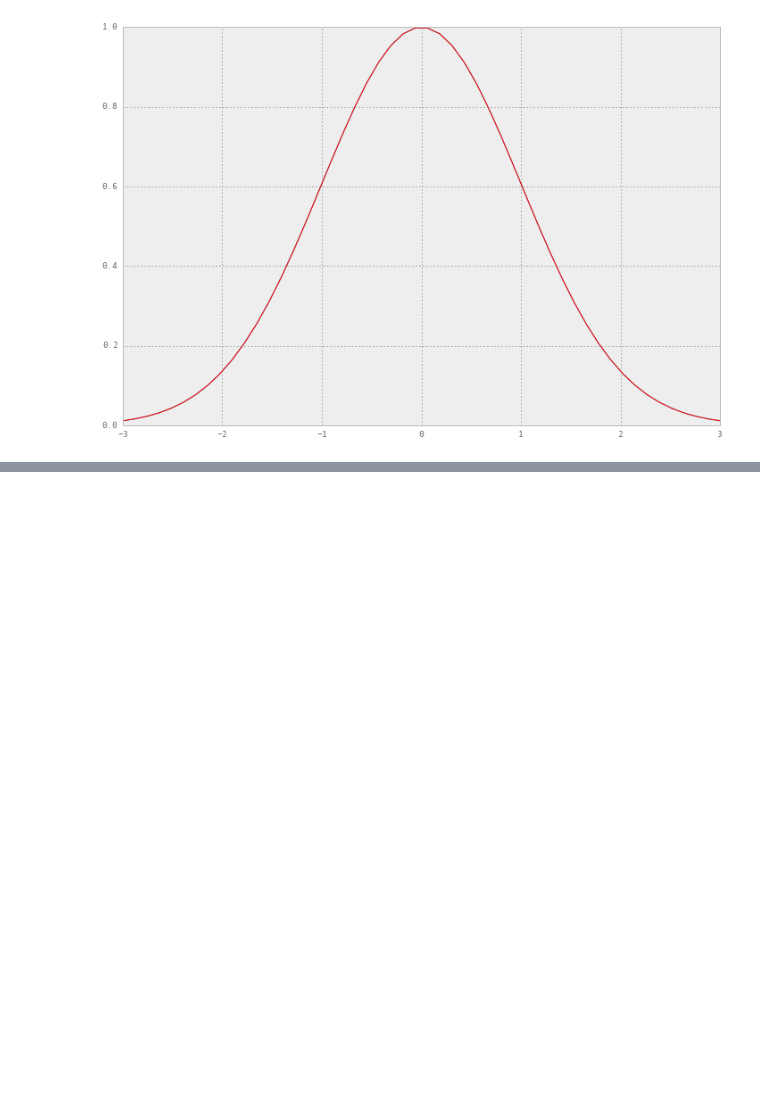
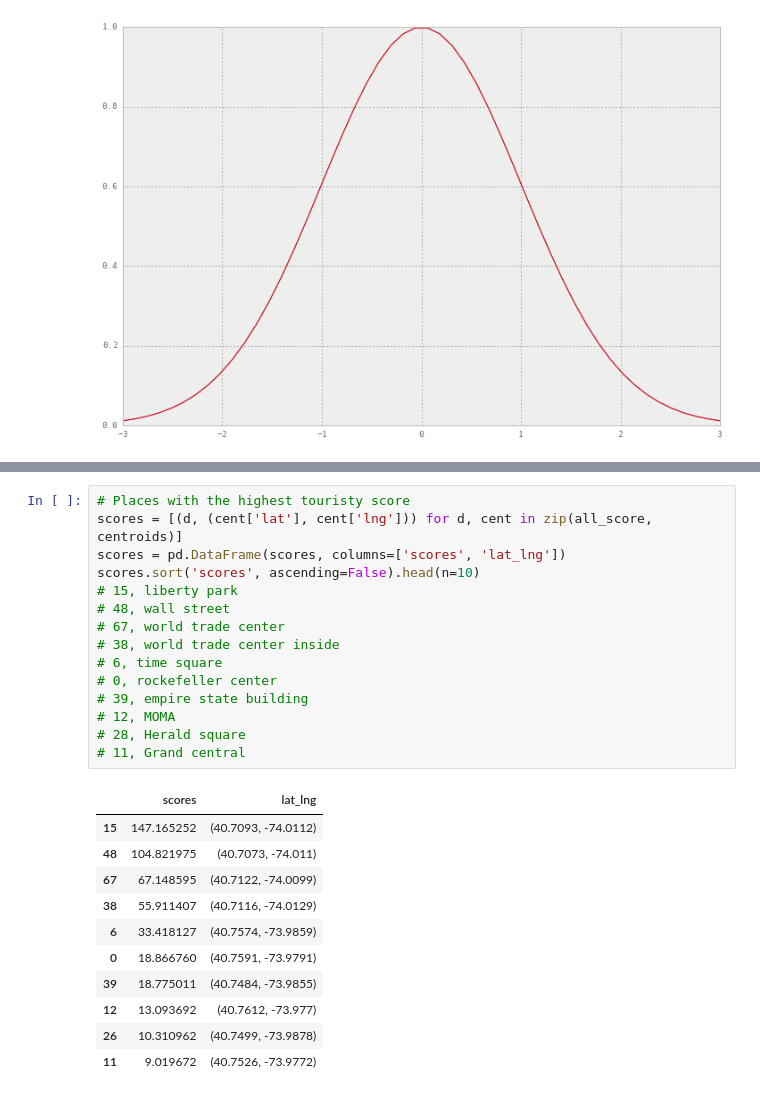
Before and after one commit to helenaxwang/AveNeue, a Jupyter notebook: analyze_flickr.py.ipynb, the cells around one changed output, grey strips where cells are left out. Drawn from its saved outputs; the diff is of its cells as text; blank space fills up the shorter version.

```diff
--- a/analyze_flickr.py.ipynb
+++ b/analyze_flickr.py.ipynb
@@ -418,0 +569,27 @@ ZeroDivisionError: float division by zero
+# %%
+# Places with the highest touristy score
+scores = [(d, (cent['lat'], cent['lng'])) for d, cent in zip(all_score, centroids)]
+scores = pd.DataFrame(scores, columns=['scores', 'lat_lng'])
+scores.sort('scores', ascending=False).head(n=10)
+# 15, liberty park
+# 48, wall street
+# 67, world trade center
+# 38, world trade center inside
+# 6, time square
+# 0, rockefeller center
+# 39, empire state building
+# 12, MOMA
+# 28, Herald square
+# 11, Grand central
+# %% [output]
+|  | scores | lat_lng |
+| 15 | 147.165252 | (40.7093, -74.0112) |
+| 48 | 104.821975 | (40.7073, -74.011) |
+| 67 | 67.148595 | (40.7122, -74.0099) |
+| 38 | 55.911407 | (40.7116, -74.0129) |
+| 6 | 33.418127 | (40.7574, -73.9859) |
+| 0 | 18.866760 | (40.7591, -73.9791) |
+| 39 | 18.775011 | (40.7484, -73.9855) |
+| 12 | 13.093692 | (40.7612, -73.977) |
+| 26 | 10.310962 | (40.7499, -73.9878) |
+| 11 | 9.019672 | (40.7526, -73.9772) |
```
Also changed, not shown: parts of 8 cells of this notebook, 9 other files.
